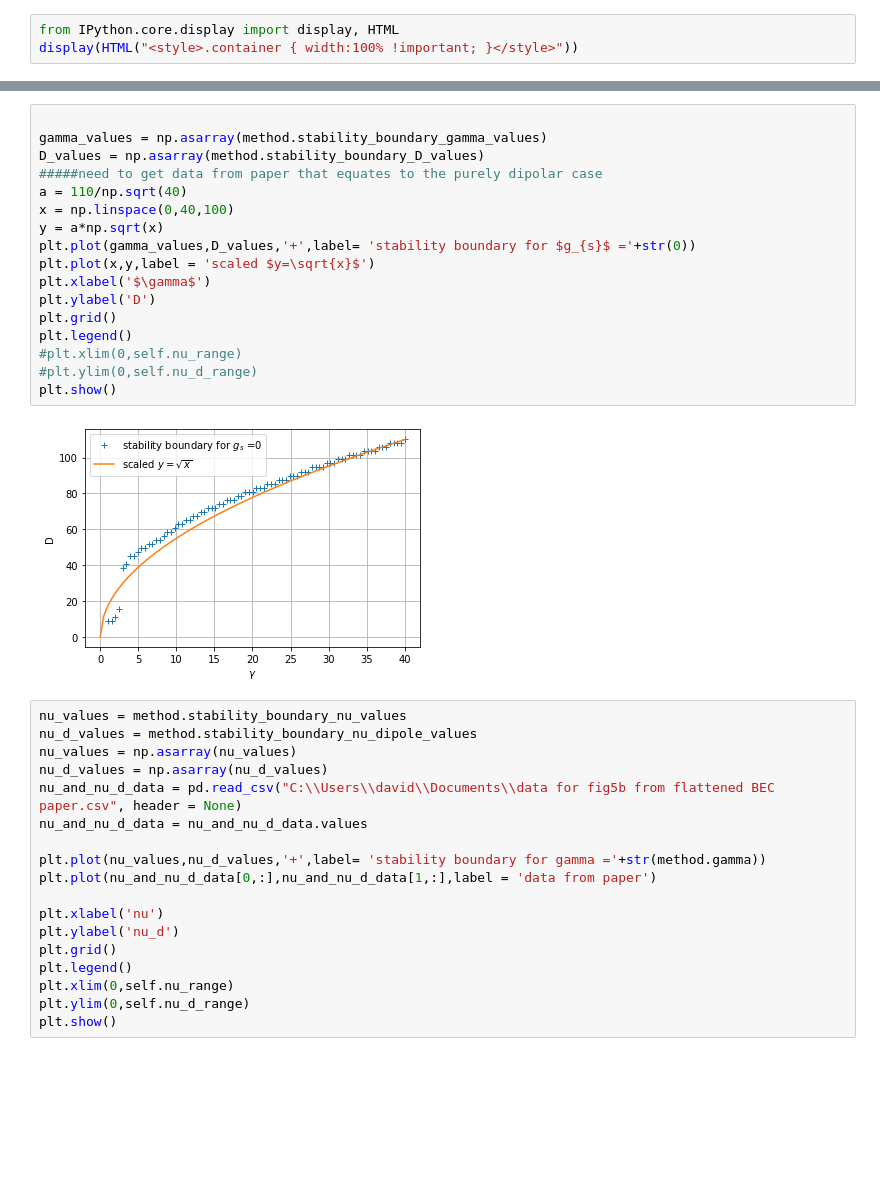
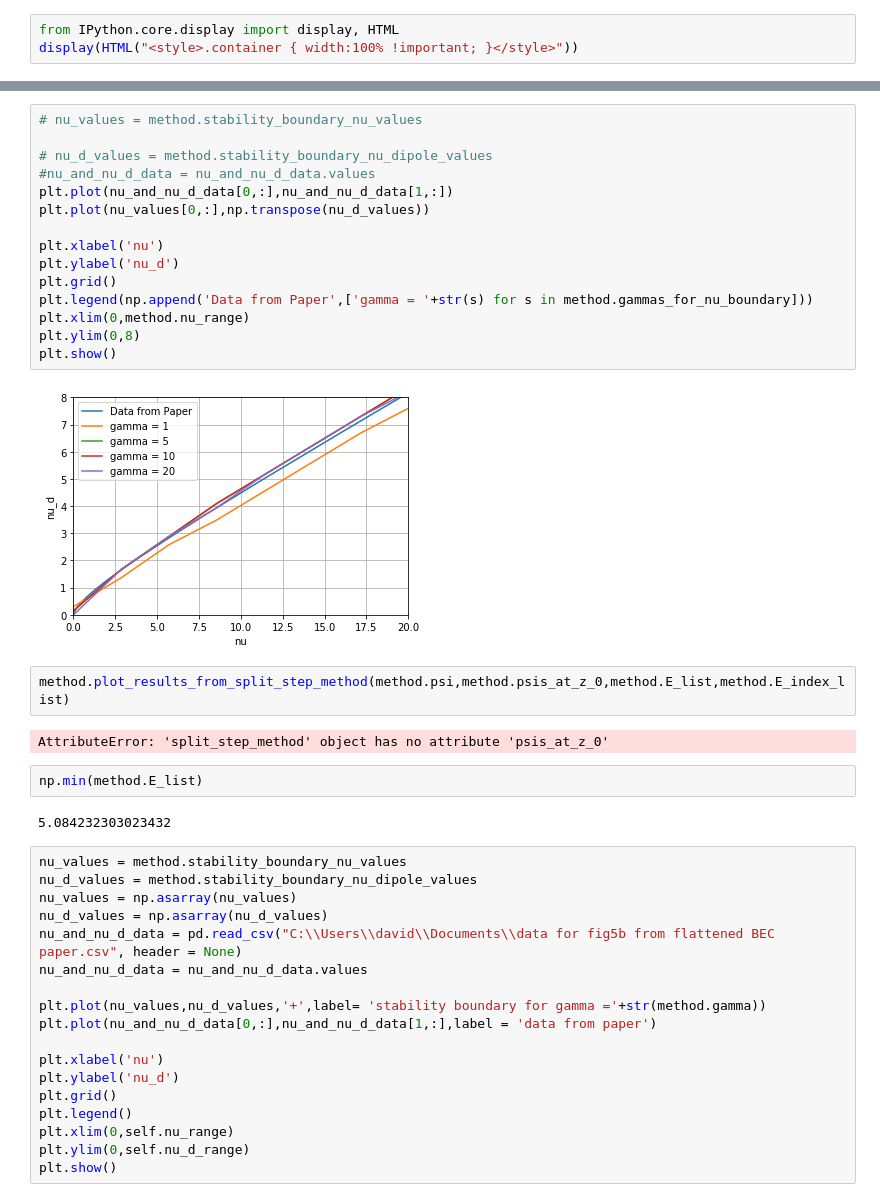
Before and after one commit to DavidStrachan1/BEC-of-dipolar-atoms-simulations, a Jupyter notebook: BEC project.ipynb, the cells around one changed output, grey strips where cells are left out. Drawn from its saved outputs; the diff is of its cells as text; blank space fills up the shorter version.

```diff
--- a/BEC project.ipynb
+++ b/BEC project.ipynb
@@ -1049,22 +1082,28 @@ array([[    0.        ,  -119.79157752,  -239.58315504, ...,
-# %%
-
-gamma_values = np.asarray(method.stability_boundary_gamma_values)
-D_values = np.asarray(method.stability_boundary_D_values)
-#####need to get data from paper that equates to the purely dipolar case
-a = 110/np.sqrt(40)
-x = np.linspace(0,40,100)
-y = a*np.sqrt(x)
-plt.plot(gamma_values,D_values,'+',label= 'stability boundary for $g_{s}$ ='+str(0))
-plt.plot(x,y,label = 'scaled $y=\sqrt{x}$')
-plt.xlabel('$\gamma$')
-plt.ylabel('D')
-plt.grid()
-plt.legend()
-#plt.xlim(0,self.nu_range)
-#plt.ylim(0,self.nu_d_range)
-plt.show()
-# %% [output]
-[figure, removed]
+# %%
+# nu_values = method.stability_boundary_nu_values
+
+# nu_d_values = method.stability_boundary_nu_dipole_values
+#nu_and_nu_d_data = nu_and_nu_d_data.values
+plt.plot(nu_and_nu_d_data[0,:],nu_and_nu_d_data[1,:])
+plt.plot(nu_values[0,:],np.transpose(nu_d_values))
+
+plt.xlabel('nu')
+plt.ylabel('nu_d')
+plt.grid()
+plt.legend(np.append('Data from Paper',['gamma = '+str(s) for s in method.gammas_for_nu_boundary]))
+plt.xlim(0,method.nu_range)
+plt.ylim(0,8)
+plt.show()
+# %% [output]
+[figure, added]
+# %%
+method.plot_results_from_split_step_method(method.psi,method.psis_at_z_0,method.E_list,method.E_index_list)
+# %% [output]
+AttributeError: 'split_step_method' object has no attribute 'psis_at_z_0'
+# %%
+np.min(method.E_list)
+# %% [output]
+5.084232303023432
 # %%
 nu_values = method.stability_boundary_nu_values
 nu_d_values = method.stability_boundary_nu_dipole_values
```
Also changed, not shown: parts of 4 cells of this notebook.
